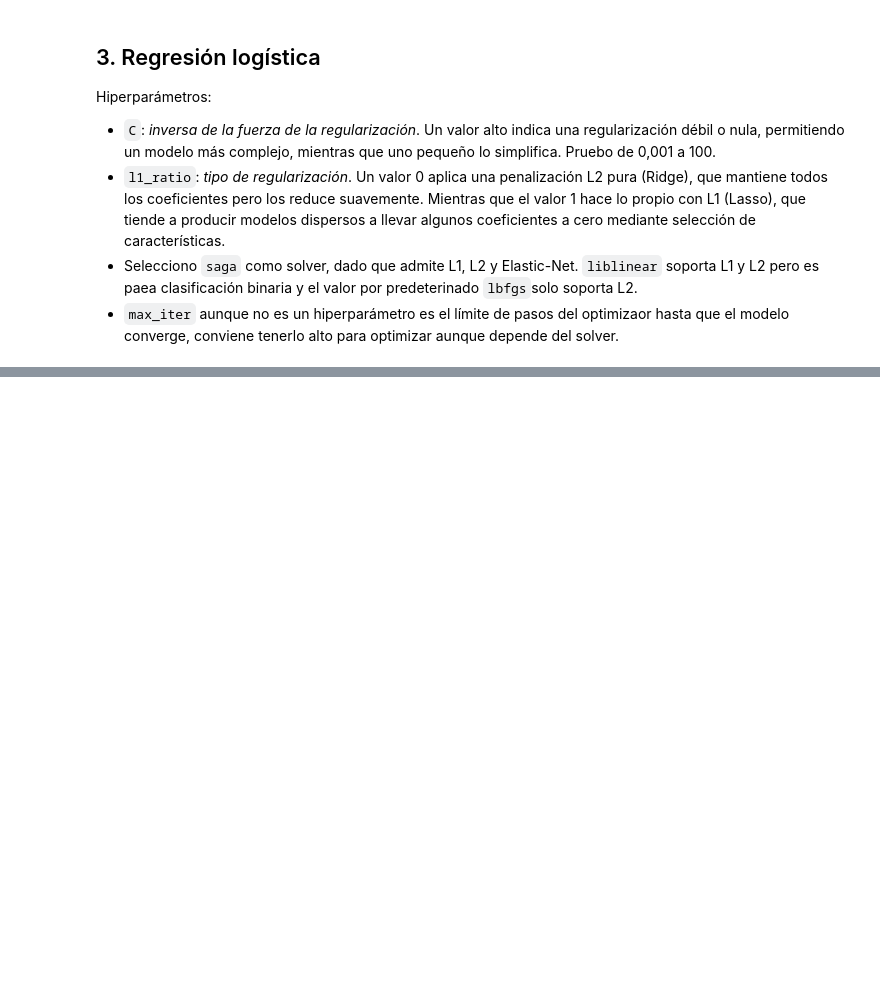
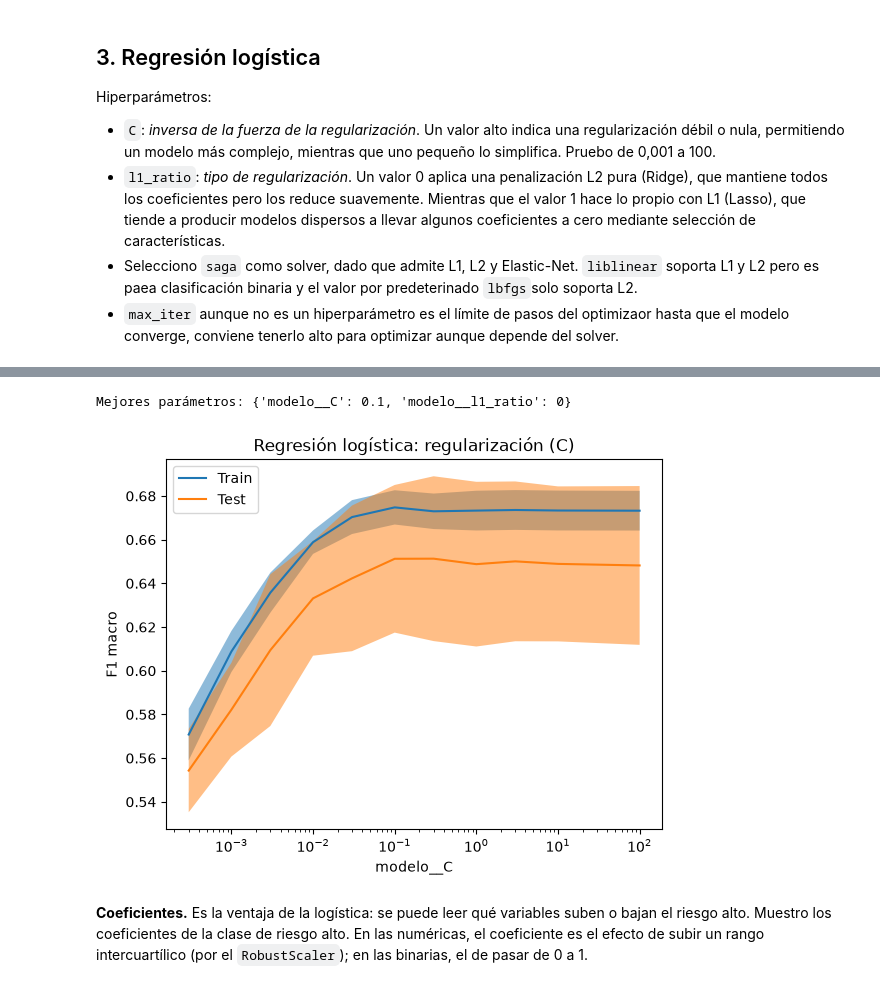
Before and after one commit to enzocastrozn/machine_learning, a Jupyter notebook: src/modelos_pablo.ipynb, the cells around one changed output, grey strips where cells are left out. Drawn from its saved outputs; the diff is of its cells as text; code cells hidden in the pictures; blank space fills up the shorter version.

Commit message:
ACTUALIZAR notebook terminando regresión, añadiendo Bayes, HistGradientBoosting y conclusiones

```diff
--- a/src/modelos_pablo.ipynb
+++ b/src/modelos_pablo.ipynb
@@ -108,6 +122,31 @@ def ajustar_modelo(nombre, modelo, parametros, balanceos=balanceos):
     # mismas columnas que en el apartado 2 y, además, la mejor combinación de cada balanceo
     tabla = pd.concat(filas)[columnas + ["mejores_parametros"]]
     return busquedas, tabla.sort_values("f1_macro_val", ascending=False)
+
+
+def por_fold(busquedas, metricas=("f1_macro", "recall_alto")):
+    """Nota de la mejor combinación de cada balanceo en cada fold: como los folds son los mismos, se comparan por pares."""
+    columnas = {}
+    for metrica in metricas:
+        for balanceo, b in busquedas.items():
+            columnas[(metrica, str(balanceo))] = [b.cv_results_[f"split{k}_test_{metrica}"][b.best_index_]
+                                                  for k in range(cte.n_folds)]
+    tabla = pd.DataFrame(columnas)
+    tabla.index.name = "fold"
+    return tabla
+
+# Misma función que la usada por Rodri pero, añadiendo la opción de escala logarítmica en el eje x, que es útil para la regularización de la regresión logística.
+def curva_validacion(busqueda, parametro, valores, titulo, escala_log=False):
+    """Train y validación (media ± desviación) al mover un hiperparámetro, con el resto en su mejor valor."""
+    ValidationCurveDisplay.from_estimator(
+        busqueda.best_estimator_, X_train, y_train,
+        param_name=parametro, param_range=valores,
+        cv=mod.validador, scoring=mod.metrica,      # mismos folds y misma métrica que la búsqueda
+        std_display_style="fill_between", n_jobs=-1)
+    plt.xscale("log" if escala_log else "linear")
+    plt.title(titulo)
+    plt.ylabel("F1 macro")                         # en la leyenda, "Test" es el fold de validación
+    plt.show()
 # %% [markdown]
 ## 3. Regresión logística
 
@@ -172,0 +186,14 @@ Mejores parámetros: {'modelo__C': 0.1, 'modelo__l1_ratio': 0}
+# %%
+# balanceo elegido (ver la conclusión del apartado)
+busqueda_logistica = busquedas_logistica["logistica_class_weight"]
+mod.guardar_resultados(busqueda_logistica, "logistica")
+print("Mejores parámetros:", busqueda_logistica.best_params_)
+# %% [output]
+Mejores parámetros: {'modelo__C': 0.1, 'modelo__l1_ratio': 0}
+# %%
+curva_validacion(busqueda_logistica, "modelo__C", [0.0003, 0.001, 0.003, 0.01, 0.03, 0.1, 0.3, 1, 3, 10, 100],
+                 "Regresión logística: regularización (C)", escala_log=True)
+# %% [output]
+[figure, added]
+# %% [markdown]
+**Coeficientes.** Es la ventaja de la logística: se puede leer qué variables suben o bajan el riesgo alto. Muestro los coeficientes de la clase de riesgo alto. En las numéricas, el coeficiente es el efecto de subir un rango intercuartílico (por el `RobustScaler`); en las binarias, el de pasar de 0 a 1.
```
Also changed, not shown: parts of 36 cells of this notebook.
